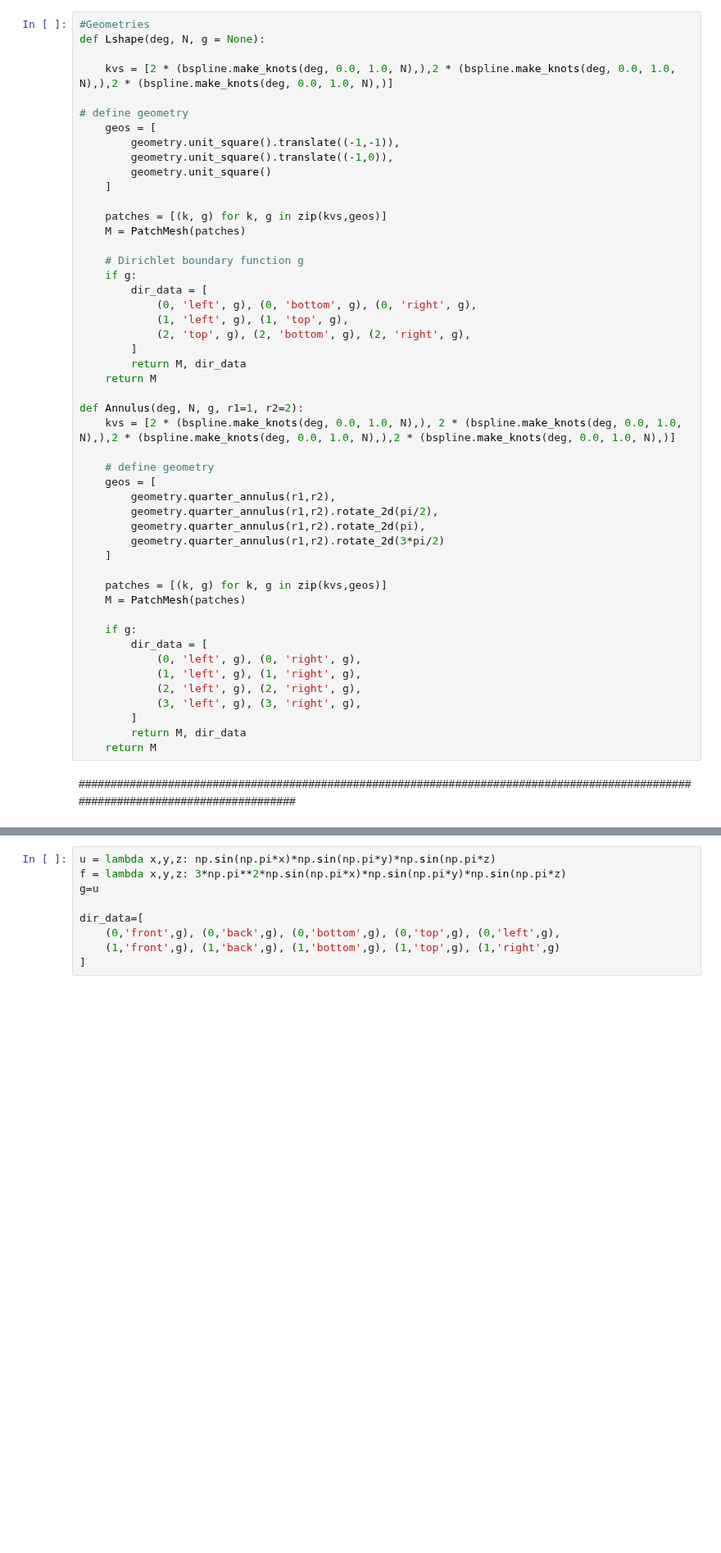
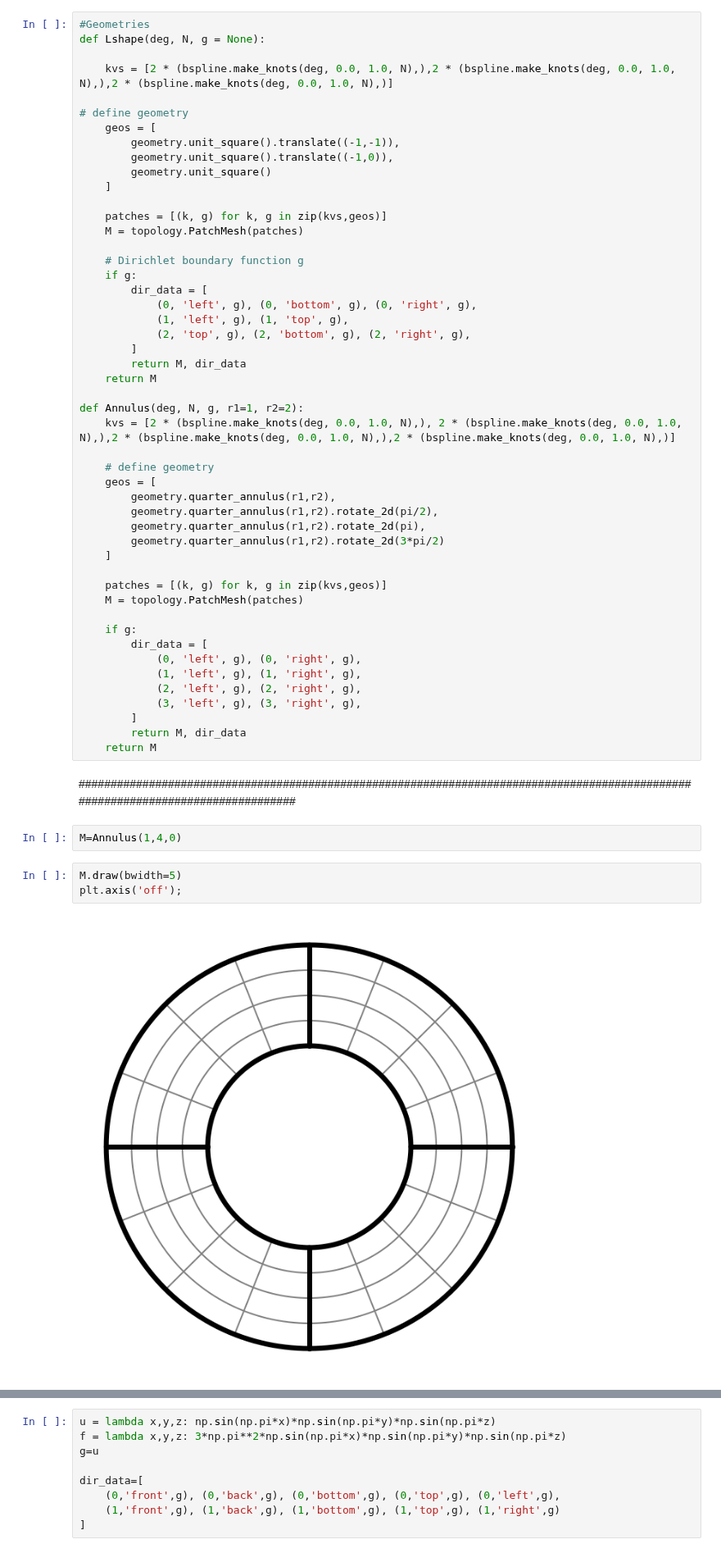
Before and after one commit to c-f-h/pyiga, a Jupyter notebook: notebooks/NewMultipatch.ipynb, the cells around one changed output, grey strips where cells are left out. Shown at 82% size. Drawn from its saved outputs; the diff is of its cells as text; blank space fills up the shorter version.

```diff
--- a/notebooks/NewMultipatch.ipynb
+++ b/notebooks/NewMultipatch.ipynb
@@ -1013,7 +1012,7 @@ def Lshape(deg, N, g = None):
     ]
 
     patches = [(k, g) for k, g in zip(kvs,geos)]
-    M = PatchMesh(patches)
+    M = topology.PatchMesh(patches)
 
     # Dirichlet boundary function g
     if g:
@@ -1037,7 +1036,7 @@ def Annulus(deg, N, g, r1=1, r2=2):
     ]
 
     patches = [(k, g) for k, g in zip(kvs,geos)]
-    M = PatchMesh(patches)
+    M = topology.PatchMesh(patches)
 
     if g:
         dir_data = [
@@ -1050,6 +1049,13 @@ def Annulus(deg, N, g, r1=1, r2=2):
     return M
 # %% [markdown]
 ##################################################################################################################################
+# %%
+M=Annulus(1,4,0)
+# %%
+M.draw(bwidth=5)
+plt.axis('off');
+# %% [output]
+[figure, added]
 # %%
 deg=1
 n=1
```
Also changed, not shown: parts of 6 cells of this notebook.
